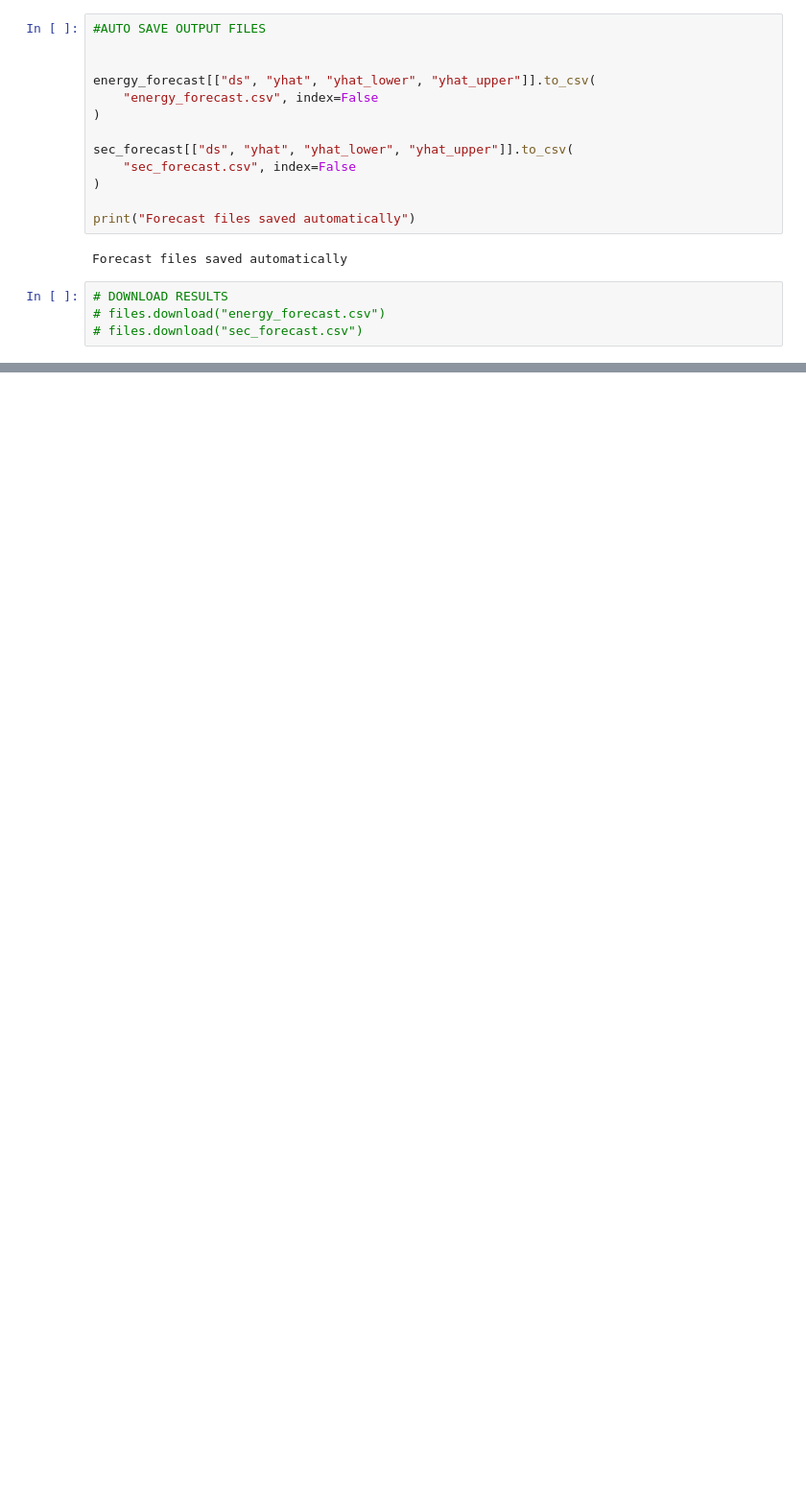
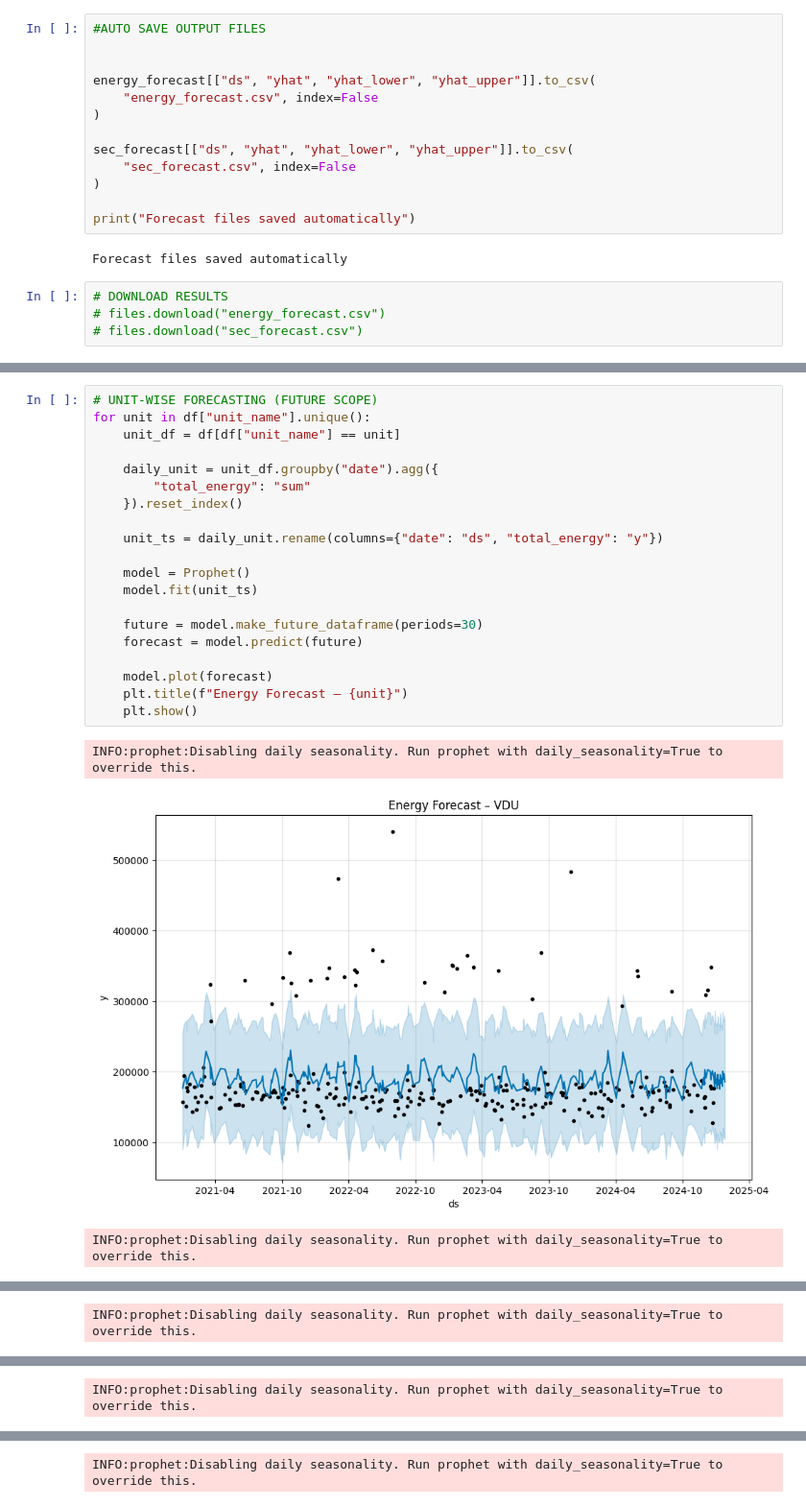
Before and after one commit to Dharamchandpatle/Refinery-AIML, a Jupyter notebook: EnergyConsumptionPredictionModel.ipynb, the cells around one changed output, grey strips where cells are left out. Shown at 96% size. Saved outputs shown, nothing was run; the diff lists cells and outputs as text; blank space fills up the shorter version.

```diff
--- a/EnergyConsumptionPredictionModel.ipynb
+++ b/EnergyConsumptionPredictionModel.ipynb
@@ -269,0 +304,24 @@ Forecast files saved automatically
+# %%
+# UNIT-WISE FORECASTING (FUTURE SCOPE)
+for unit in df["unit_name"].unique():
+    unit_df = df[df["unit_name"] == unit]
+
+    daily_unit = unit_df.groupby("date").agg({
+        "total_energy": "sum"
+    }).reset_index()
+
+    unit_ts = daily_unit.rename(columns={"date": "ds", "total_energy": "y"})
+
+    model = Prophet()
+    model.fit(unit_ts)
+
+    future = model.make_future_dataframe(periods=30)
+    forecast = model.predict(future)
+
+    model.plot(forecast)
+    plt.title(f"Energy Forecast – {unit}")
+    plt.show()
+# %% [output]
+INFO:prophet:Disabling daily seasonality. Run prophet with daily_seasonality=True to override this.
+[figure, added]
+INFO:prophet:Disabling daily seasonality. Run prophet with daily_seasonality=True to override this.
@@ -269,0 +329 @@ Forecast files saved automatically
+INFO:prophet:Disabling daily seasonality. Run prophet with daily_seasonality=True to override this.
@@ -269,0 +331 @@ Forecast files saved automatically
+INFO:prophet:Disabling daily seasonality. Run prophet with daily_seasonality=True to override this.
@@ -269,0 +333 @@ Forecast files saved automatically
+INFO:prophet:Disabling daily seasonality. Run prophet with daily_seasonality=True to override this.
```
Also changed, not shown: parts of 13 cells of this notebook.
